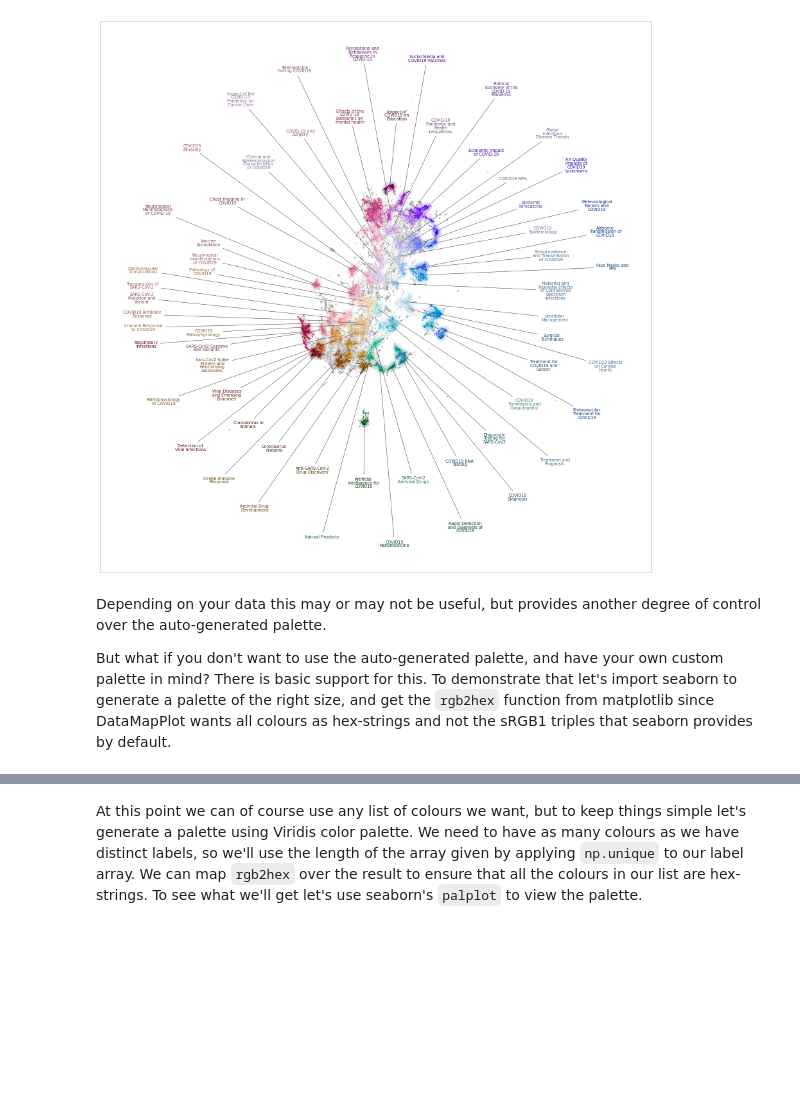
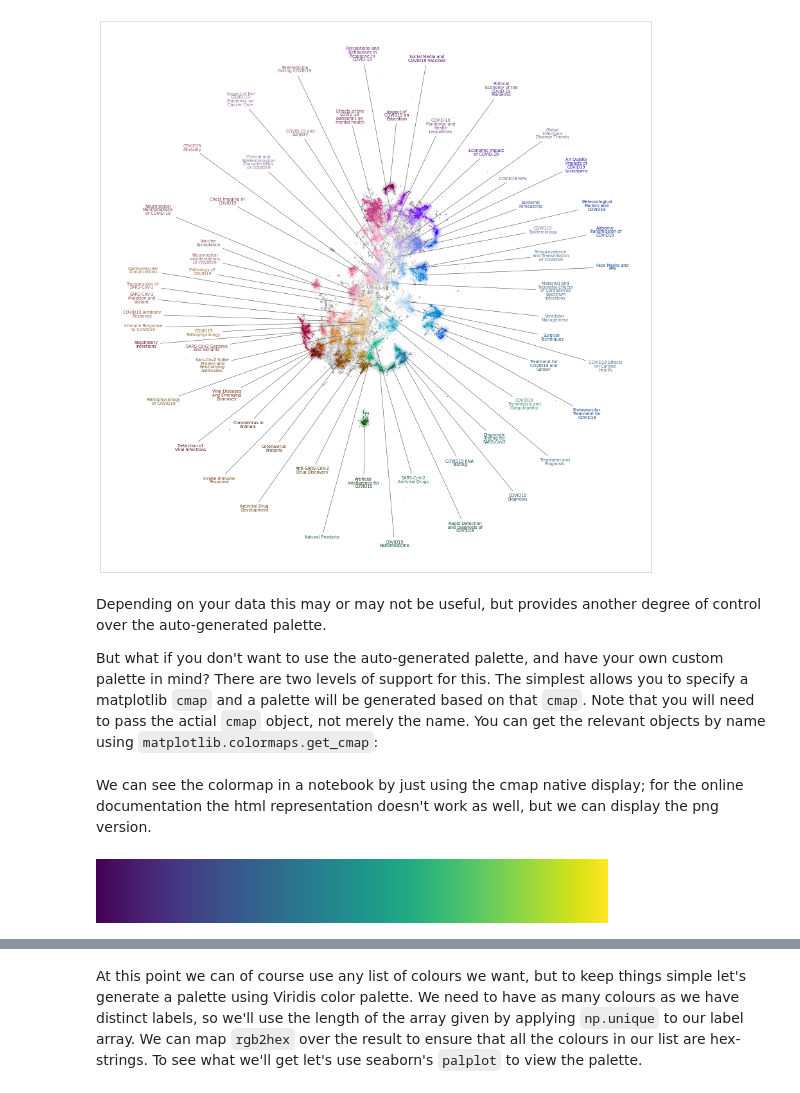
Before and after one commit to TutteInstitute/datamapplot, a Jupyter notebook: doc/colour_controls.ipynb, the cells around one changed output, grey strips where cells are left out. Cells and saved outputs as stored; diff of their text form; code cells hidden in the pictures; blank space fills up the shorter version.

```diff
--- a/doc/colour_controls.ipynb
+++ b/doc/colour_controls.ipynb
@@ -71,4 +71,13 @@ datamapplot.create_plot(cord19_data_map, cord19_labels, palette_hue_radius_depen
 # %% [markdown]
 Depending on your data this may or may not be useful, but provides another degree of control over the auto-generated palette.
 
-But what if you don't want to use the auto-generated palette, and have your own custom palette in mind? There is basic support for this. To demonstrate that let's import seaborn to generate a palette of the right size, and get the ``rgb2hex`` function from matplotlib since DataMapPlot wants all colours as hex-strings and not the sRGB1 triples that seaborn provides by default.
+But what if you don't want to use the auto-generated palette, and have your own custom palette in mind? There are two levels of support for this. The simplest allows you to specify a matplotlib ``cmap`` and a palette will be generated based on that ``cmap``. Note that you will need to pass the actial ``cmap`` object, not merely the name. You can get the relevant objects by name using ``matplotlib.colormaps.get_cmap``:
+# %%
+cmap = matplotlib.colormaps.get_cmap("viridis")
+# %% [markdown]
+We can see the colormap in a notebook by just using the cmap native display; for the online documentation the html representation doesn't work as well, but we can display the png version.
+# %%
+from IPython.display import display_png
+display_png(cmap)
+# %% [output]
+[figure, added]
```
Also changed, not shown: parts of 9 cells of this notebook, 5 other files.
